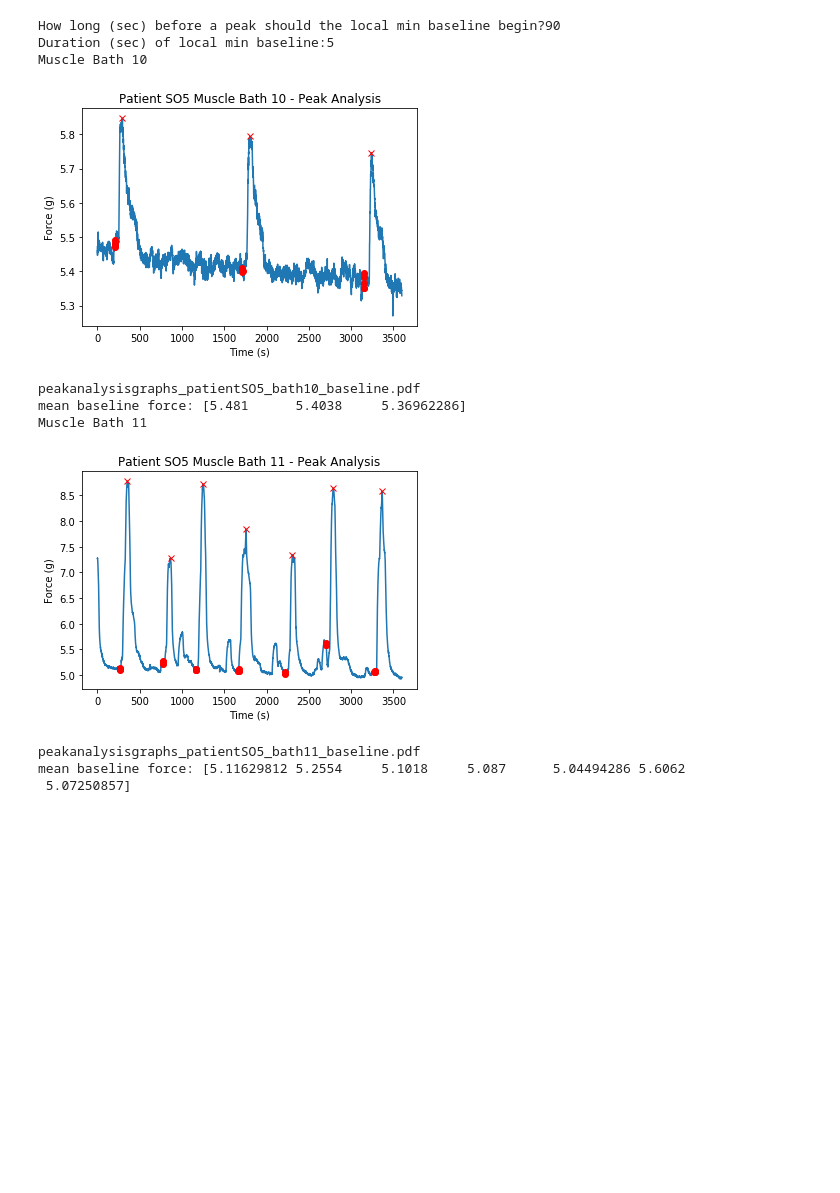
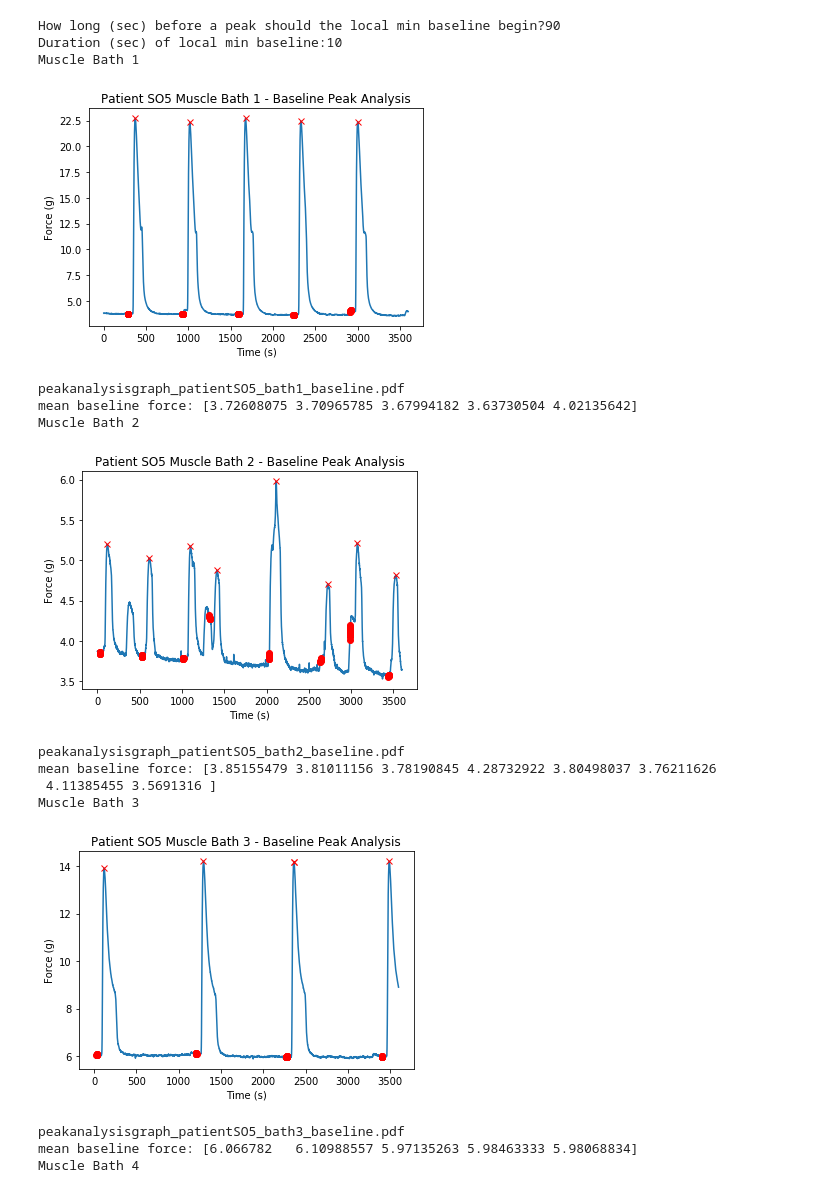
Before and after one commit to wupchurc/Muscle-Bath, a Jupyter notebook: Myometrial Contractility.ipynb, the cells around one changed output. Saved outputs shown, nothing was run; the diff lists cells and outputs as text; code cells hidden in the pictures; blank space fills up the shorter version.

```diff
--- a/Myometrial Contractility.ipynb
+++ b/Myometrial Contractility.ipynb
@@ -87,11 +66,14 @@ Force_list = ["Force1","Force2","Force3","Force4","Force5","Force6","Force7","Fo
 baseline_array_list = []
 #loop through viable muscle baths in study file (df_file) and retrieve baseline force data
 #send array of each muscle bath baseline force data to baseline_array_list
+#also create a placeholder list for treatment starttime to be later used in treatment peak analysis
+treat_time_list = []
 count = 0
 for bath in df_ref['Bath Number']:
     print('Muscle Bath',bath,':')
-    baseline_endtime = int(input("What time does baseline end"))
+    baseline_endtime = int(input("What time is treatment added?"))
     baseline_array = (df_file.loc[baseline_endtime-3599:baseline_endtime,Force_list[count]])
     baseline_array_list.append(baseline_array)
+    treat_time_list.append(baseline_endtime)
     count += 1
 # %% [output]
@@ -199,18 +210,6 @@ for x in range(len(df_ref)):
     #store values in startlist and endlist
     for peak_time in locmax_indx_list[x]:
         #vary start time and end time in order to find proper baseline local min
-        #parameters for 2018_09_28_Myometrial_Contractility_Study_13_MB_1_8.tsv
-        #starttime = peak_time - 60
-        #endtime = peak_time - 55
-        #parameters for 2018_12_07_Myometrial_Contractility_Study_14_a.tsv
-        #starttime = peak_time - 60
-        #endtime = peak_time - 55
-        #parameters for 2018_12_13_Myometrial_Contractility_Study_15_MBa.tsv
-        #starttime = peak_time - 70
-        #endtime = peak_time-60
-        #parameters for 2018_12_17_Myometrial_Contractility_Study_16_MBa.tsv
-        #starttime = peak_time - 70
-        #endtime = peak_time-60
         starttime = peak_time - timebeforepeak
         endtime = starttime + baselineduration
         if starttime < 0:
@@ -219,42 +218,47 @@ for x in range(len(df_ref)):
             endtime = 2
         startlist.append(starttime)
         endlist.append(endtime)
     #loop through contractions, calculate baseline values, assign values to spot in base_val_list
     for i in range(len(startlist)):
         baseline_values = peakutils.baseline(np.array(baseline_array_list[x])[startlist[i]:endlist[i]])
         base_val_list.append(baseline_values)
     #plot muscle baths with local min baseline and local max values highlighted
     f = plt.figure()
     plt.plot(np.array(baseline_array_list[x]))
-    plt.title("Patient "+list(df_ref['Patient'])[x]+" Muscle Bath "+str(bath)+" - Peak Analysis")
+    plt.title("Patient "+list(df_ref['Patient'])[x]+" Muscle Bath "+str(bath)+" - Baseline Peak Analysis")
     plt.ylabel("Force (g)")
     plt.xlabel("Time (s)")
     for counter, base_data in enumerate(base_val_list):
         plt.plot(np.arange(startlist[counter],endlist[counter]),base_data,'ro')
     for counter, peak in enumerate(locmax_list[x]):
         plt.plot(locmax_indx_list[x][counter],peak,'rx')
     plt.show()
-    savestring = "peakanalysisgraphs_" + "patient"+(list(df_ref['Patient'])[x])+"_"+"bath"+str(bath)+"_baseline"+'.pdf'
+    savestring = "peakanalysisgraph_" + "patient"+(list(df_ref['Patient'])[x])+"_"+"bath"+str(bath)+"_baseline"+'.pdf'
     print(savestring)
     f.savefig(savestring,sep = '')
     #average local min baseline data
     for base_val in base_val_list:
         #altered code to calculate the minimum value of baseline instead of average*******
         templist.append(base_val.mean())
         #templist.append(base_val.min())
         base_mean_array = np.array(templist)
     print("mean baseline force:",base_mean_array)
     #store local min baseline data in list
     base.append(base_mean_array)
 # %% [output]
 How long (sec) before a peak should the local min baseline begin?90
-Duration (sec) of local min baseline:5
-Muscle Bath 10
+Duration (sec) of local min baseline:10
+Muscle Bath 1
-[figure, old version]
+[figure, new version]
-peakanalysisgraphs_patientSO5_bath10_baseline.pdf
-mean baseline force: [5.481      5.4038     5.36962286]
-Muscle Bath 11
+peakanalysisgraph_patientSO5_bath1_baseline.pdf
+mean baseline force: [3.72608075 3.70965785 3.67994182 3.63730504 4.02135642]
+Muscle Bath 2
-[figure, old version]
+[figure, new version]
-peakanalysisgraphs_patientSO5_bath11_baseline.pdf
-mean baseline force: [5.11629812 5.2554     5.1018     5.087      5.04494286 5.6062
- 5.07250857]
+peakanalysisgraph_patientSO5_bath2_baseline.pdf
+mean baseline force: [3.85155479 3.81011156 3.78190845 4.28732922 3.80498037 3.76211626
+ 4.11385455 3.5691316 ]
+Muscle Bath 3
+[figure, added]
+peakanalysisgraph_patientSO5_bath3_baseline.pdf
+mean baseline force: [6.066782   6.10988557 5.97135263 5.98463333 5.98068834]
+Muscle Bath 4
```
Also changed, not shown: parts of 20 cells of this notebook.
